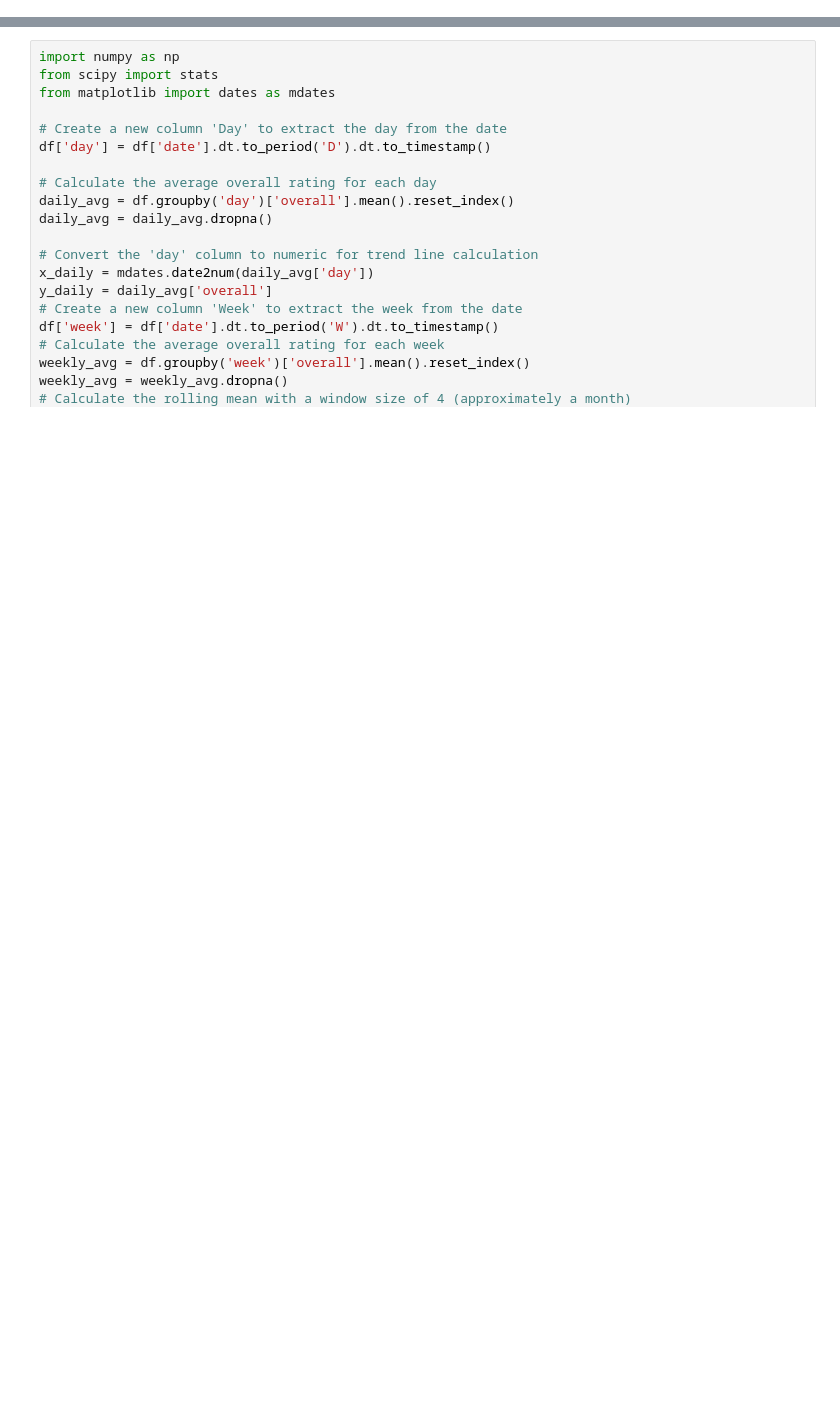
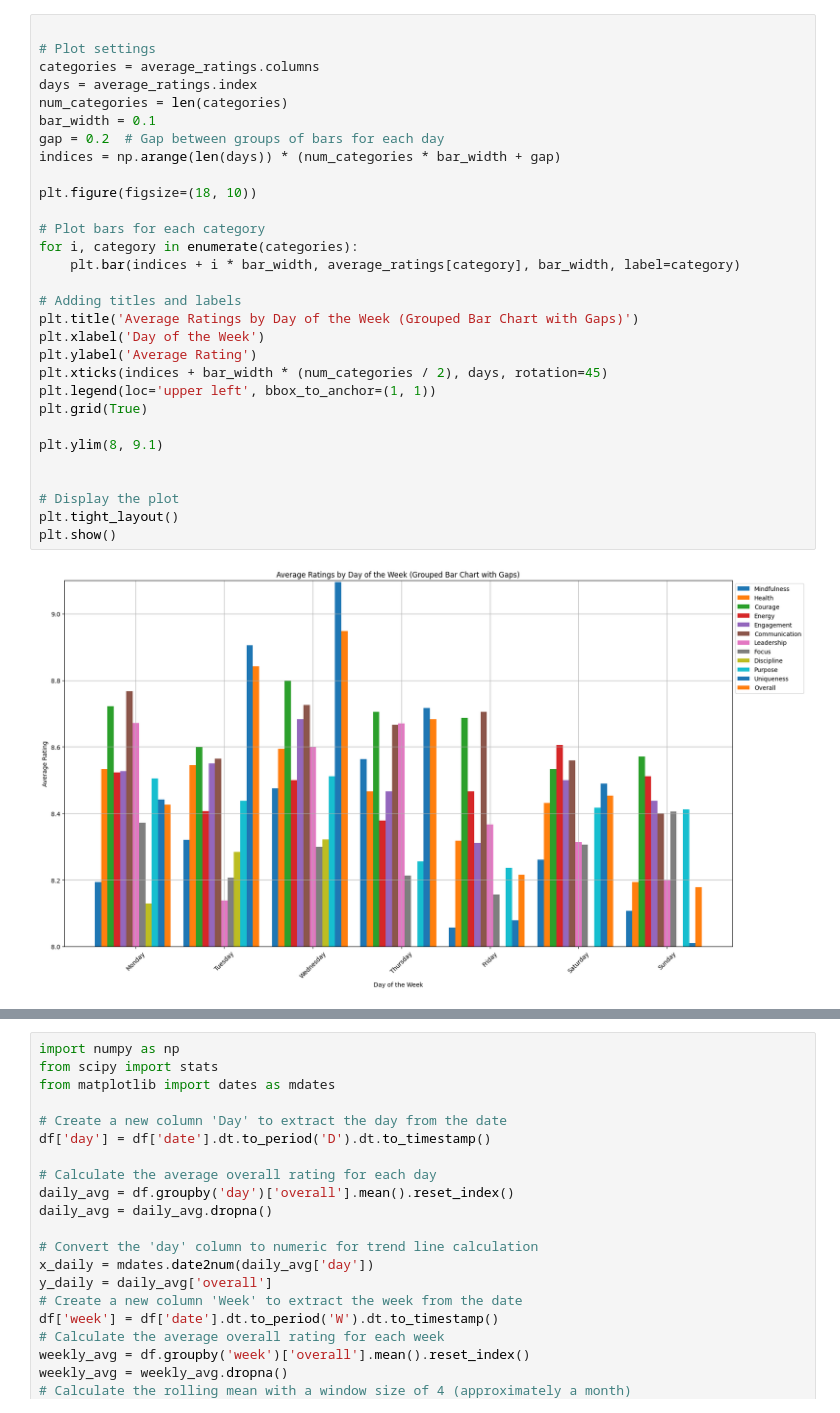
Before and after one commit to psycho-baller/journal-data-analysis, a Jupyter notebook: main.ipynb, the cells around one changed output, grey strips where cells are left out. Drawn from its saved outputs; the diff is of its cells as text; blank space fills up the shorter version.

```diff
--- a/main.ipynb
+++ b/main.ipynb
@@ -52,0 +80,32 @@ plt.show()
+# %%
+
+# Plot settings
+categories = average_ratings.columns
+days = average_ratings.index
+num_categories = len(categories)
+bar_width = 0.1
+gap = 0.2  # Gap between groups of bars for each day
+indices = np.arange(len(days)) * (num_categories * bar_width + gap)
+
+plt.figure(figsize=(18, 10))
+
+# Plot bars for each category
+for i, category in enumerate(categories):
+    plt.bar(indices + i * bar_width, average_ratings[category], bar_width, label=category)
+
+# Adding titles and labels
+plt.title('Average Ratings by Day of the Week (Grouped Bar Chart with Gaps)')
+plt.xlabel('Day of the Week')
+plt.ylabel('Average Rating')
+plt.xticks(indices + bar_width * (num_categories / 2), days, rotation=45)
+plt.legend(loc='upper left', bbox_to_anchor=(1, 1))
+plt.grid(True)
+
+plt.ylim(8, 9.1)
+
+
+# Display the plot
+plt.tight_layout()
+plt.show()
+# %% [output]
+[figure, added]
```
Also changed, not shown: parts of 11 cells of this notebook.
